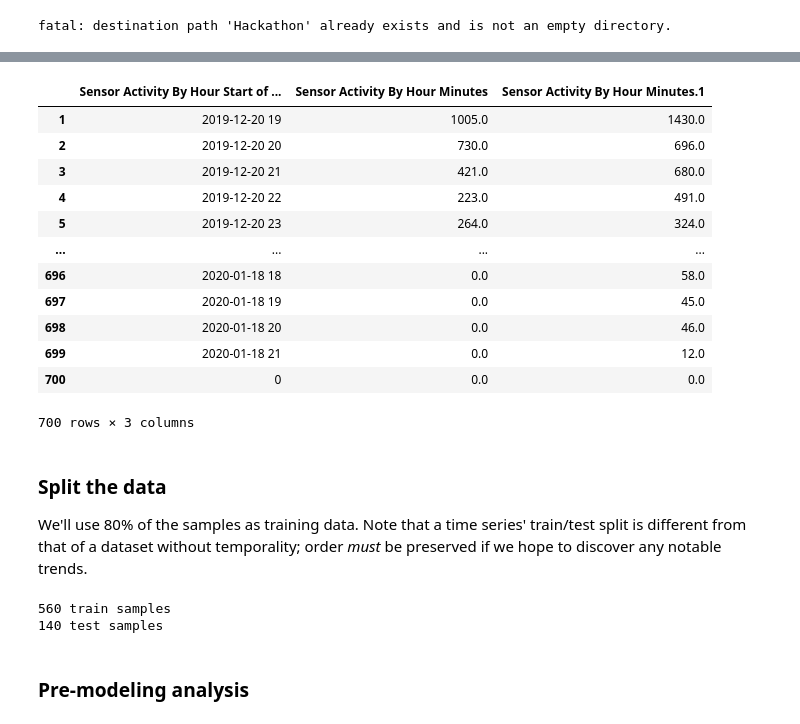
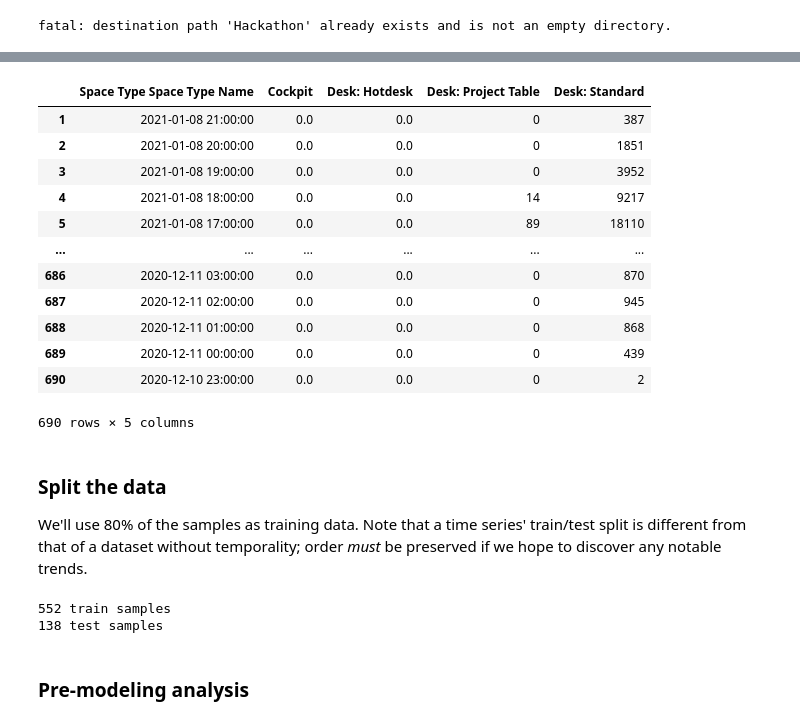
Before and after one commit to valwork2021/-Hackathon, a Jupyter notebook: arima/occupancy_arima_2.ipynb, the cells around one changed output, grey strips where cells are left out. Cells and saved outputs as stored; diff of their text form; code cells hidden in the pictures.

```diff
--- a/arima/occupancy_arima_2.ipynb
+++ b/arima/occupancy_arima_2.ipynb
@@ -52,0 +36,4 @@ df
+# %%
+fileName = "cba_svlive_activity_by_hour_by_space_type_2021-03-10T2016.csv"
+df = pd.read_csv('/content/Hackathon/data/' + fileName)
+df
@@ -53,27 +54,24 @@ df
 # %%
-df = pd.read_csv('/content/Hackathon/insights_product_by_hour.csv')
-
 df.drop(df.index[[0]], inplace=True)
 df.fillna(0, inplace=True)
 df.iloc[:, 1] = df.iloc[:, 1].astype(float)
 df.iloc[:, 2] = df.iloc[:, 2].astype(float)
 
-#del df['Location Building Name']
 df
 # %% [output]
-|  | Sensor Activity By Hour Start of ... | Sensor Activity By Hour Minutes | Sensor Activity By Hour Minutes.1 |
-| 1 | 2019-12-20 19 | 1005.0 | 1430.0 |
-| 2 | 2019-12-20 20 | 730.0 | 696.0 |
-| 3 | 2019-12-20 21 | 421.0 | 680.0 |
-| 4 | 2019-12-20 22 | 223.0 | 491.0 |
-| 5 | 2019-12-20 23 | 264.0 | 324.0 |
-| ... | ... | ... | ... |
-| 696 | 2020-01-18 18 | 0.0 | 58.0 |
-| 697 | 2020-01-18 19 | 0.0 | 45.0 |
-| 698 | 2020-01-18 20 | 0.0 | 46.0 |
-| 699 | 2020-01-18 21 | 0.0 | 12.0 |
-| 700 | 0 | 0.0 | 0.0 |
+|  | Space Type Space Type Name | Cockpit | Desk: Hotdesk | Desk: Project Table | Desk: Standard |
+| 1 | 2021-01-08 21:00:00 | 0.0 | 0.0 | 0 | 387 |
+| 2 | 2021-01-08 20:00:00 | 0.0 | 0.0 | 0 | 1851 |
+| 3 | 2021-01-08 19:00:00 | 0.0 | 0.0 | 0 | 3952 |
+| 4 | 2021-01-08 18:00:00 | 0.0 | 0.0 | 14 | 9217 |
+| 5 | 2021-01-08 17:00:00 | 0.0 | 0.0 | 89 | 18110 |
+| ... | ... | ... | ... | ... | ... |
+| 686 | 2020-12-11 03:00:00 | 0.0 | 0.0 | 0 | 870 |
+| 687 | 2020-12-11 02:00:00 | 0.0 | 0.0 | 0 | 945 |
+| 688 | 2020-12-11 01:00:00 | 0.0 | 0.0 | 0 | 868 |
+| 689 | 2020-12-11 00:00:00 | 0.0 | 0.0 | 0 | 439 |
+| 690 | 2020-12-10 23:00:00 | 0.0 | 0.0 | 0 | 2 |
-700 rows × 3 columns
+690 rows × 5 columns
 # %% [markdown]
 ### Split the data
 
@@ -88,8 +86,8 @@ y_test = test_data.iloc[:, 1].values
 print(f"{train_len} train samples")
 print(f"{df.shape[0] - train_len} test samples")
 # %% [output]
-560 train samples
-140 test samples
+552 train samples
+138 test samples
 # %% [markdown]
 ### Pre-modeling analysis
 # %%
```
Also changed, not shown: parts of 9 cells of this notebook.
